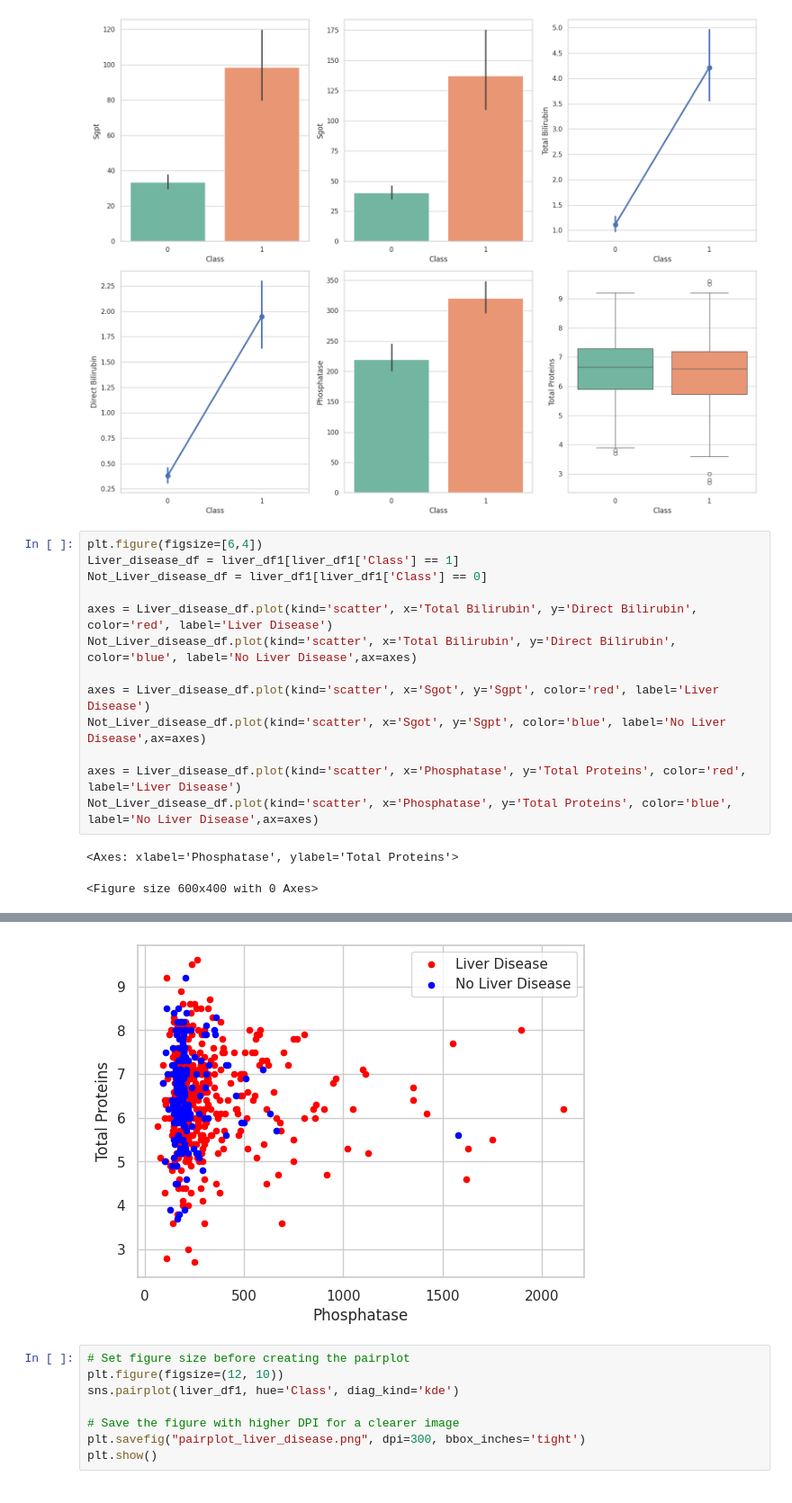
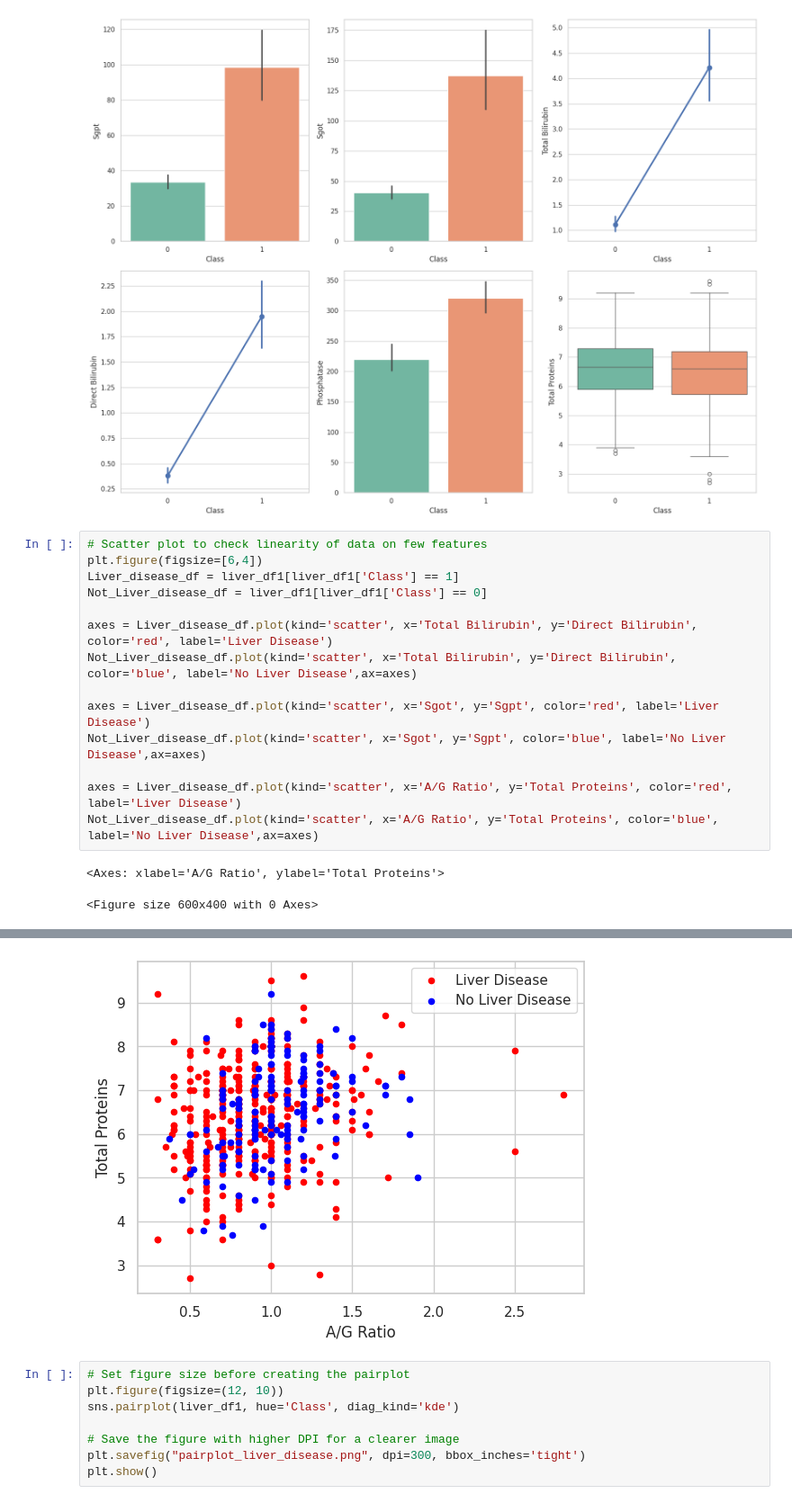
Before and after one commit to Evans2424/IACEC_Project_Model_Performance_Analysis, a Jupyter notebook: IACEC_MLProject.ipynb, the cells around one changed output, grey strips where cells are left out. Shown at 90% size. Cells and saved outputs as stored; diff of their text form.

```diff
--- a/IACEC_MLProject.ipynb
+++ b/IACEC_MLProject.ipynb
@@ -385,24 +385,25 @@ plt.show()
 # %% [output]
 [figure]
 # %%
+# Scatter plot to check linearity of data on few features
 plt.figure(figsize=[6,4])
 Liver_disease_df = liver_df1[liver_df1['Class'] == 1]
 Not_Liver_disease_df = liver_df1[liver_df1['Class'] == 0]
 
 axes = Liver_disease_df.plot(kind='scatter', x='Total Bilirubin', y='Direct Bilirubin', color='red', label='Liver Disease')
 Not_Liver_disease_df.plot(kind='scatter', x='Total Bilirubin', y='Direct Bilirubin', color='blue', label='No Liver Disease',ax=axes)
 
 axes = Liver_disease_df.plot(kind='scatter', x='Sgot', y='Sgpt', color='red', label='Liver Disease')
 Not_Liver_disease_df.plot(kind='scatter', x='Sgot', y='Sgpt', color='blue', label='No Liver Disease',ax=axes)
 
-axes = Liver_disease_df.plot(kind='scatter', x='Phosphatase', y='Total Proteins', color='red', label='Liver Disease')
-Not_Liver_disease_df.plot(kind='scatter', x='Phosphatase', y='Total Proteins', color='blue', label='No Liver Disease',ax=axes)
+axes = Liver_disease_df.plot(kind='scatter', x='A/G Ratio', y='Total Proteins', color='red', label='Liver Disease')
+Not_Liver_disease_df.plot(kind='scatter', x='A/G Ratio', y='Total Proteins', color='blue', label='No Liver Disease',ax=axes)
 # %% [output]
-<Axes: xlabel='Phosphatase', ylabel='Total Proteins'>
+<Axes: xlabel='A/G Ratio', ylabel='Total Proteins'>
 <Figure size 600x400 with 0 Axes>
 [figure]
 [figure]
-[figure, old version]
+[figure, new version]
 # %%
 # Set figure size before creating the pairplot
 plt.figure(figsize=(12, 10))
```
